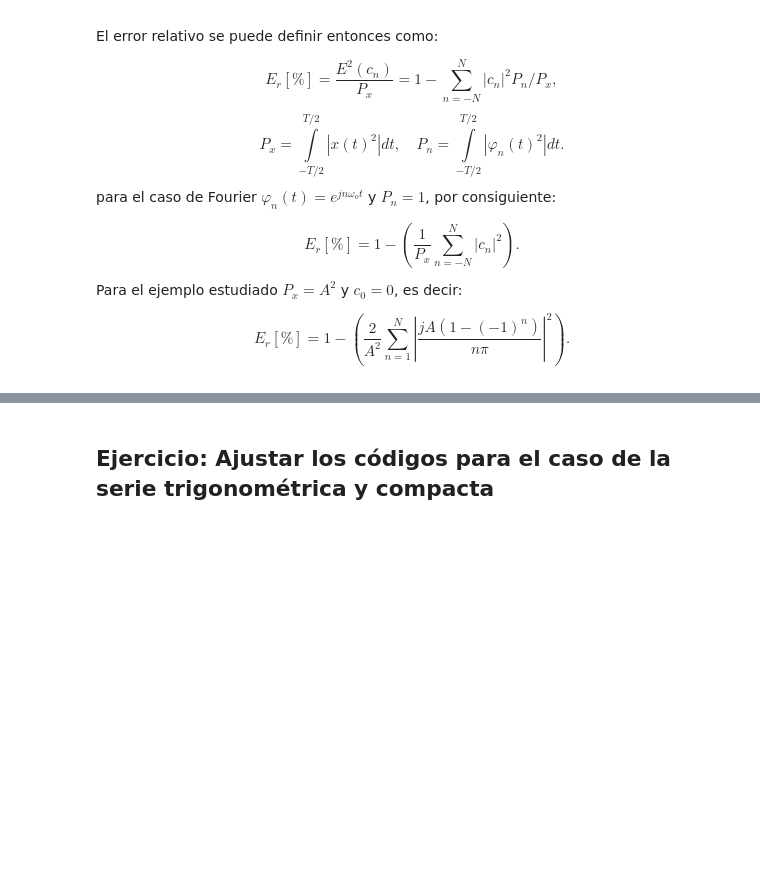
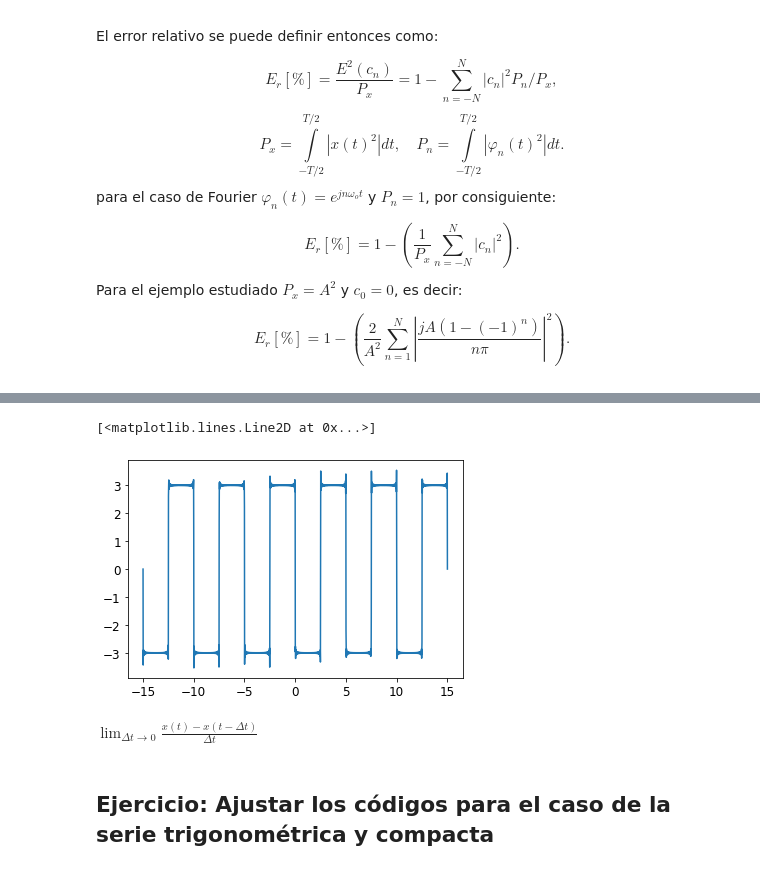
Before and after one commit to amalvarezme/SenalesSistemas, a Jupyter notebook: 2_SerieyTransformadaFourier/SerieFourierEj_Trigo_Compacta.ipynb, the cells around one changed output, grey strips where cells are left out. Saved outputs shown, nothing was run; the diff lists cells and outputs as text; code cells hidden in the pictures; blank space fills up the shorter version.

```diff
--- a/2_SerieyTransformadaFourier/SerieFourierEj_Trigo_Compacta.ipynb
+++ b/2_SerieyTransformadaFourier/SerieFourierEj_Trigo_Compacta.ipynb
@@ -209,2 +215,21 @@ interactive(children=(IntSlider(value=1, description='Na', max=20, min=1), Outpu
+# %%
+N2 = 2000
+t2 = np.linspace(-3*T,3*T,2000)
+N = 200 #numero armonicos
+wo = 2*np.pi/T # frecuencia fundamental
+# %% definir bases
+phin = np.zeros((N2,2*N+1),dtype=np.complex_)
+for n in range(-N,N+1,1):
+    phin[:,n+N] = np.exp(1j*n*wo*t2)
+
+
+xe2 = phin@ Cn
+
+plt.plot(t2,xe2)
+# %% [output]
+[<matplotlib.lines.Line2D at 0x...>]
+[figure, added]
+# %% [markdown]
+$\lim_{\Delta t \to 0} \frac{x(t)-x(t-\Delta t)}{\Delta t}$
 # %% [markdown]
 ## Ejercicio: Ajustar los códigos para el caso de la serie trigonométrica y compacta
```
Also changed, not shown: parts of 6 cells of this notebook.
